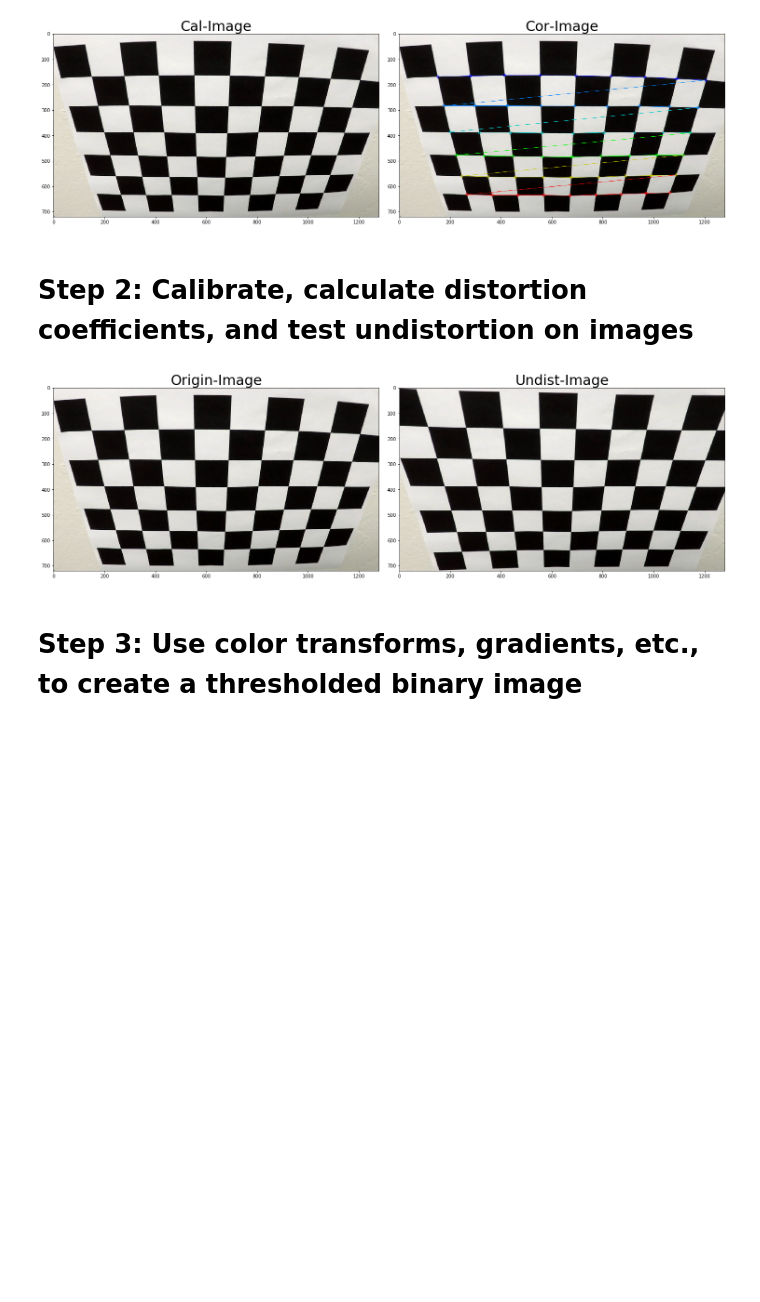
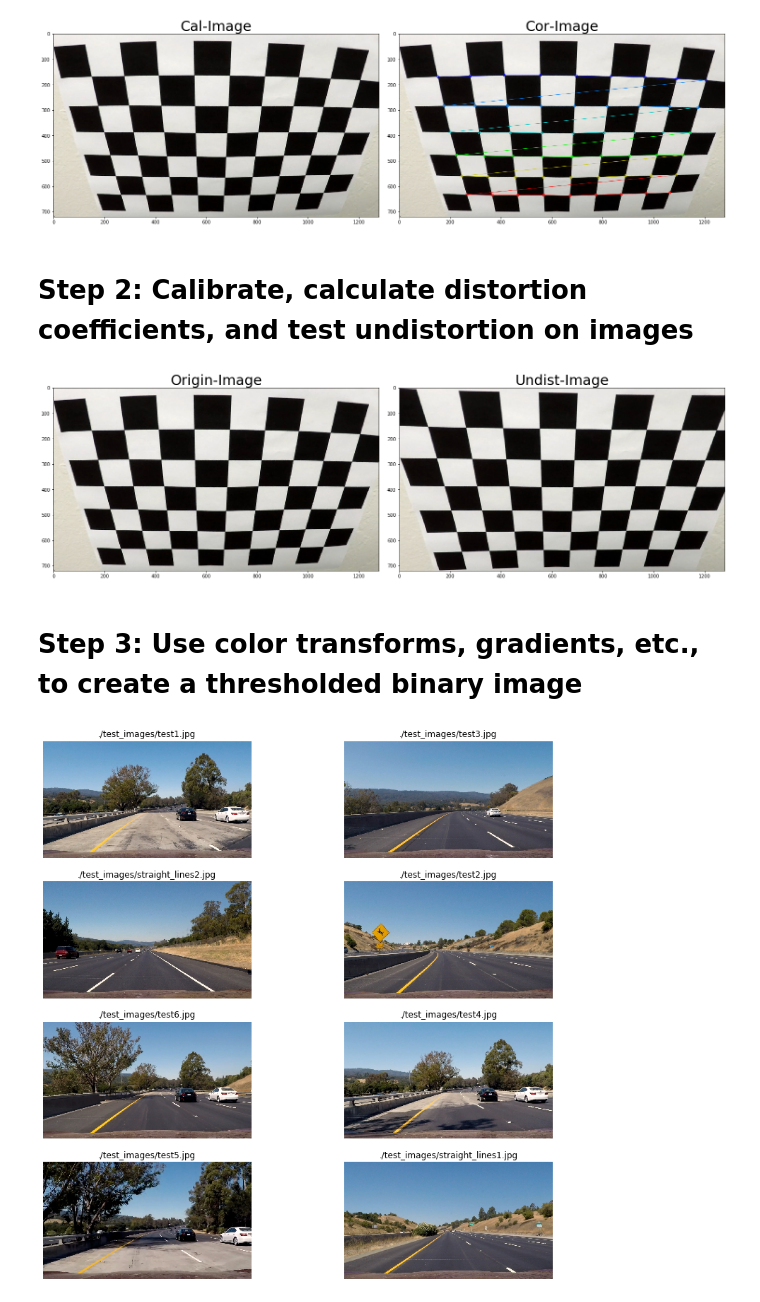
Before and after one commit to aliasaswad/CarND-Advanced-Lane-Lines-P2, a Jupyter notebook: P2.ipynb, the cells around one changed output. Saved outputs shown, nothing was run; the diff lists cells and outputs as text; code cells hidden in the pictures; blank space fills up the shorter version.

```diff
--- a/P2.ipynb
+++ b/P2.ipynb
@@ -17,6 +17,13 @@ import math
 # Helper Functions
 # %%
 import math
+
+def undistort_images(images, mtx=mtx, dist=dist):
+    return cv2.undistort(images, mtx, dist, None, mtx)
+
+def hsl_images(images):
+    return cv2.cvtColor(images, cv2.COLOR_BGR2HLS)
+
 
 def get_undist_imgs(images, objpoints, imgpoints):
     undist_imgs = []
@@ -65,7 +72,7 @@ def get_corners_imgs(images, objp):
     # cv2.destroyAllWindows()
     return cor_imgs, objpoints, imgpoints
 
-def show_images(images_list, imgs_names, pref="",  fig_size=(14,14), cols=5):
+def show_images(images_list, imgs_names, pref="",  fig_size=(14,14), cols=5, cmap=None):
 #     cols=3
 #     fig_size=(15,15)
 
@@ -80,7 +87,7 @@ def show_images(images_list, imgs_names, pref="",  fig_size=(14,14), cols=5):
         img = images_list[i]
         plt.subplot(rows, cols, i+1)
         plt.title(pref + imgs_names[i])
-        plt.imshow(img)
+        plt.imshow(img, cmap=cmap)
     plt.tight_layout()
     plt.show()
 
@@ -90,12 +97,12 @@ def display_images(images_list, cols = 4, rows = 5, fig_size=(14,14), cmap = Non
     indexes = range(cols * rows)
     for ax, index in zip(axes.flat, indexes):
         if index < num_img:
-            img_path_name, img = images_list[index]
+            img_name, img = images_list[index]
             if cmap == None:
                 ax.imshow(img)
             else:
                 ax.imshow(img, cmap=cmap)
-            ax.set_title(img_path_name)
+            ax.set_title(img_name)
             ax.axis('Off')
 
 def read_image(img):
@@ -199,0 +204,7 @@ testImages = list(map(lambda imageFileName: (imageFileName, cv2.imread(imageFile
+# %%
+# Read test images with names
+test_images = list(map(lambda image_file_name: (image_file_name, cv2.imread(image_file_name)), glob.glob('./test_images/*.jpg')))
+# show_images(undist_imgs, imgs_names, pref = "Undist_")
+display_images(list(map(lambda image: (image[0], cv2.cvtColor(image[1], cv2.COLOR_BGR2RGB)),test_images)),2, 4,)
+# %% [output]
+[figure, added]
```
Also changed, not shown: parts of 4 cells of this notebook.
